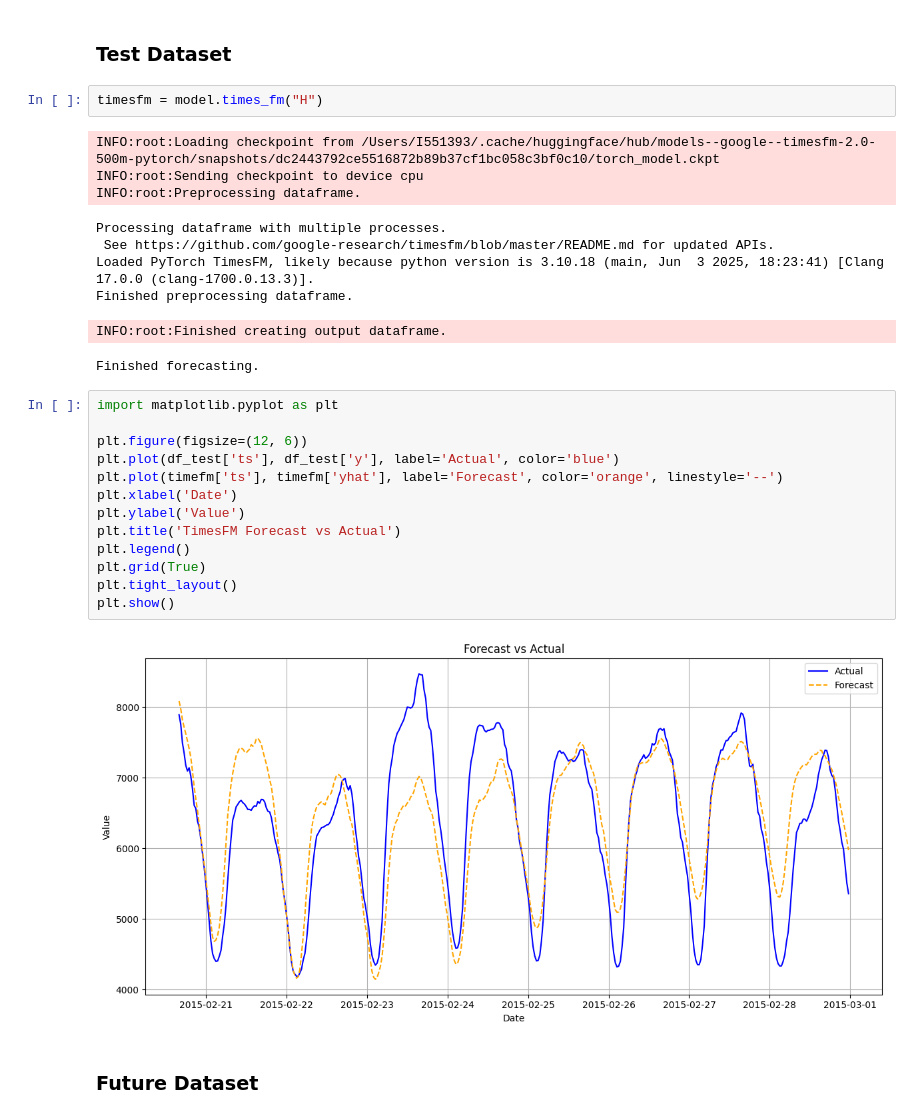
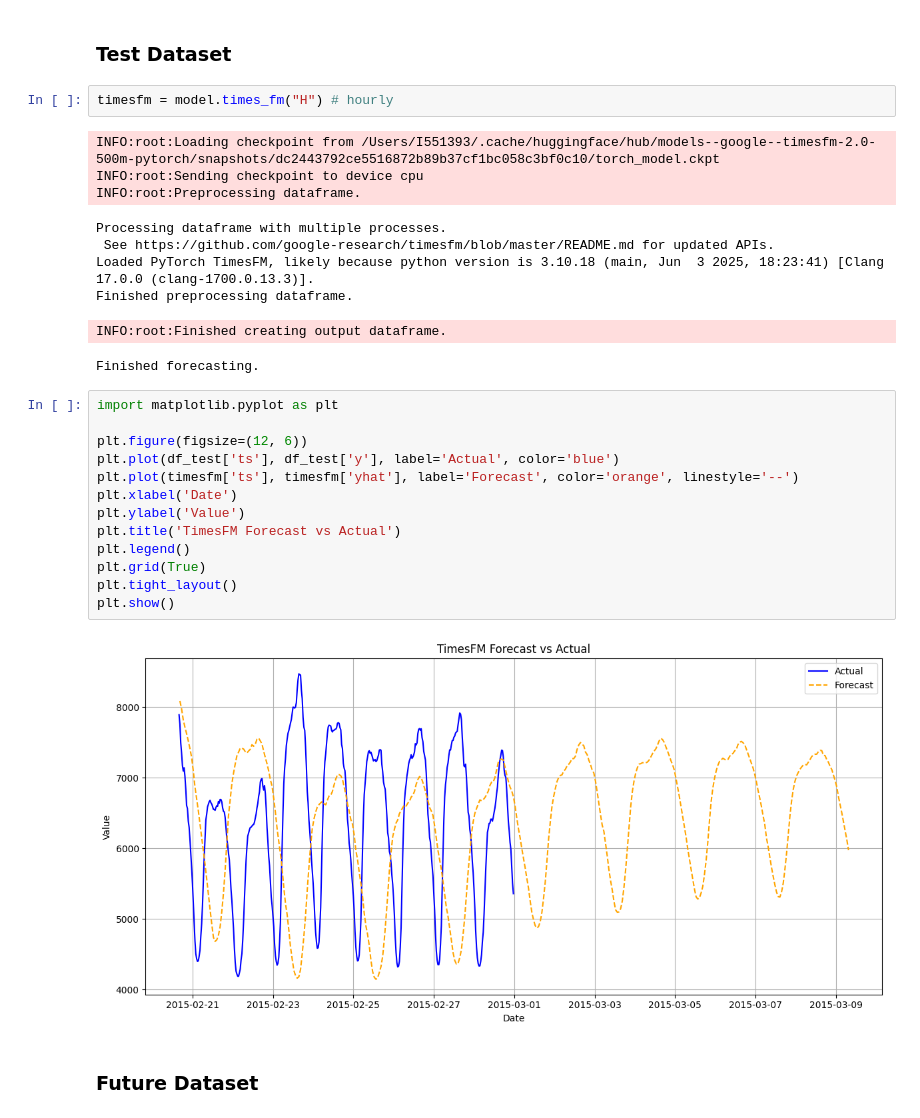
Before and after one commit to florivz/TSF-SS25-TimeGPT, a Jupyter notebook: skripts/forecasting/australian_electricity_model.ipynb, the cells around one changed output. Saved outputs shown, nothing was run; the diff lists cells and outputs as text.

```diff
--- a/skripts/forecasting/australian_electricity_model.ipynb
+++ b/skripts/forecasting/australian_electricity_model.ipynb
@@ -355,7 +390,7 @@ plt.show()
 # %% [markdown]
 ### Test Dataset
 # %%
-timesfm = model.times_fm("H")
+timesfm = model.times_fm("H") # hourly
 # %% [output]
 INFO:root:Loading checkpoint from /Users/I551393/.cache/huggingface/hub/models--google--timesfm-2.0-500m-pytorch/snapshots/dc2443792ce5516872b89b37cf1bc058c3bf0c10/torch_model.ckpt
 INFO:root:Sending checkpoint to device cpu
@@ -369,18 +404,18 @@ Finished forecasting.
 # %%
 import matplotlib.pyplot as plt
 
 plt.figure(figsize=(12, 6))
 plt.plot(df_test['ts'], df_test['y'], label='Actual', color='blue')
-plt.plot(timefm['ts'], timefm['yhat'], label='Forecast', color='orange', linestyle='--')
+plt.plot(timesfm['ts'], timesfm['yhat'], label='Forecast', color='orange', linestyle='--')
 plt.xlabel('Date')
 plt.ylabel('Value')
 plt.title('TimesFM Forecast vs Actual')
 plt.legend()
 plt.grid(True)
 plt.tight_layout()
 plt.show()
 # %% [output]
-[figure, old version]
+[figure, new version]
 # %% [markdown]
 ### Future Dataset
 # %%
```
Also changed, not shown: parts of 20 cells of this notebook, 1 other file.
